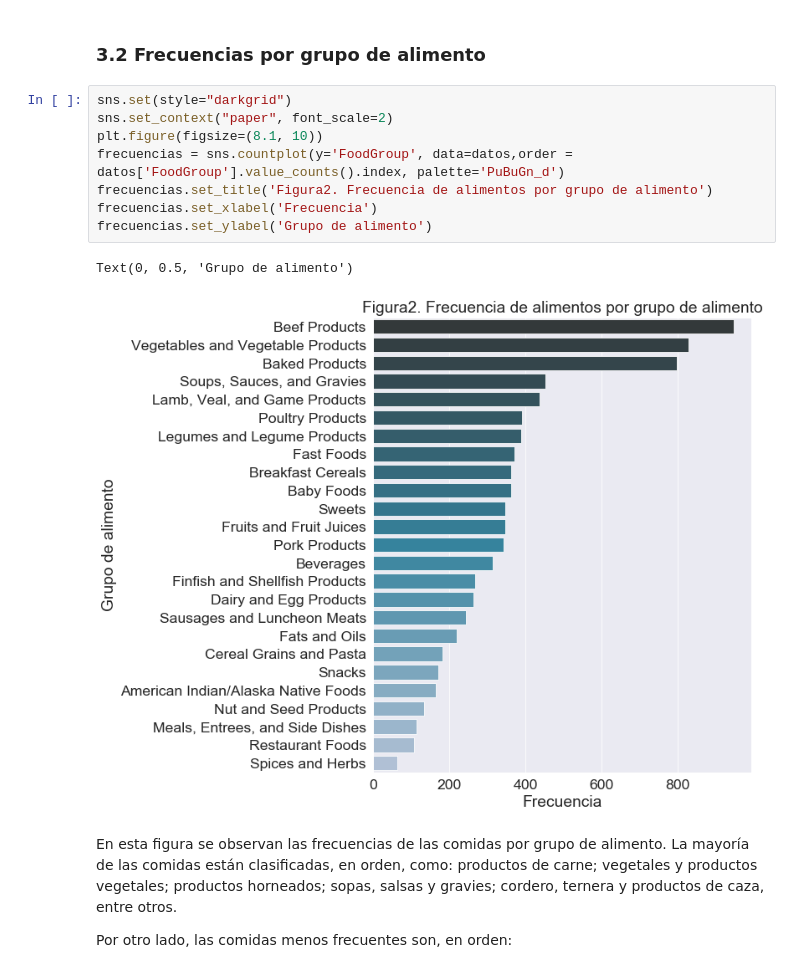
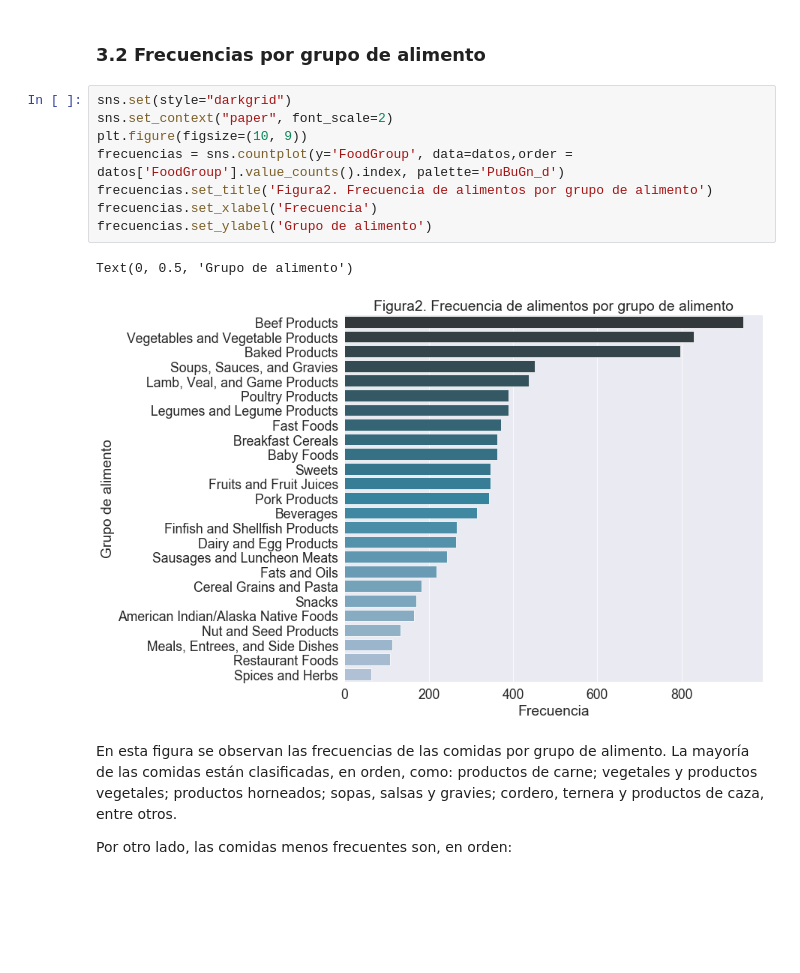
Before and after one commit to rafaelortegar/PCA-nutricion, a Jupyter notebook: results/reporte_final.ipynb, the cells around one changed output. Cells and saved outputs as stored; diff of their text form; blank space fills up the shorter version.

```diff
--- a/results/reporte_final.ipynb
+++ b/results/reporte_final.ipynb
@@ -202,14 +206,14 @@ En esta imagen se muestran los histogramas de las 23 variables de macro y micro
 # %%
 sns.set(style="darkgrid")
 sns.set_context("paper", font_scale=2)
-plt.figure(figsize=(8.1, 10))
+plt.figure(figsize=(10, 9))
 frecuencias = sns.countplot(y='FoodGroup', data=datos,order = datos['FoodGroup'].value_counts().index, palette='PuBuGn_d')
 frecuencias.set_title('Figura2. Frecuencia de alimentos por grupo de alimento')
 frecuencias.set_xlabel('Frecuencia')
 frecuencias.set_ylabel('Grupo de alimento')
 # %% [output]
 Text(0, 0.5, 'Grupo de alimento')
-[figure, old version]
+[figure, new version]
 # %% [markdown]
 En esta figura se observan las frecuencias de las comidas por grupo de alimento. La mayoría de las comidas están clasificadas, en orden, como: productos de carne; vegetales y productos vegetales; productos horneados; sopas, salsas y gravies; cordero, ternera y productos de caza, entre otros.
 
```
Also changed, not shown: parts of 26 cells of this notebook.
